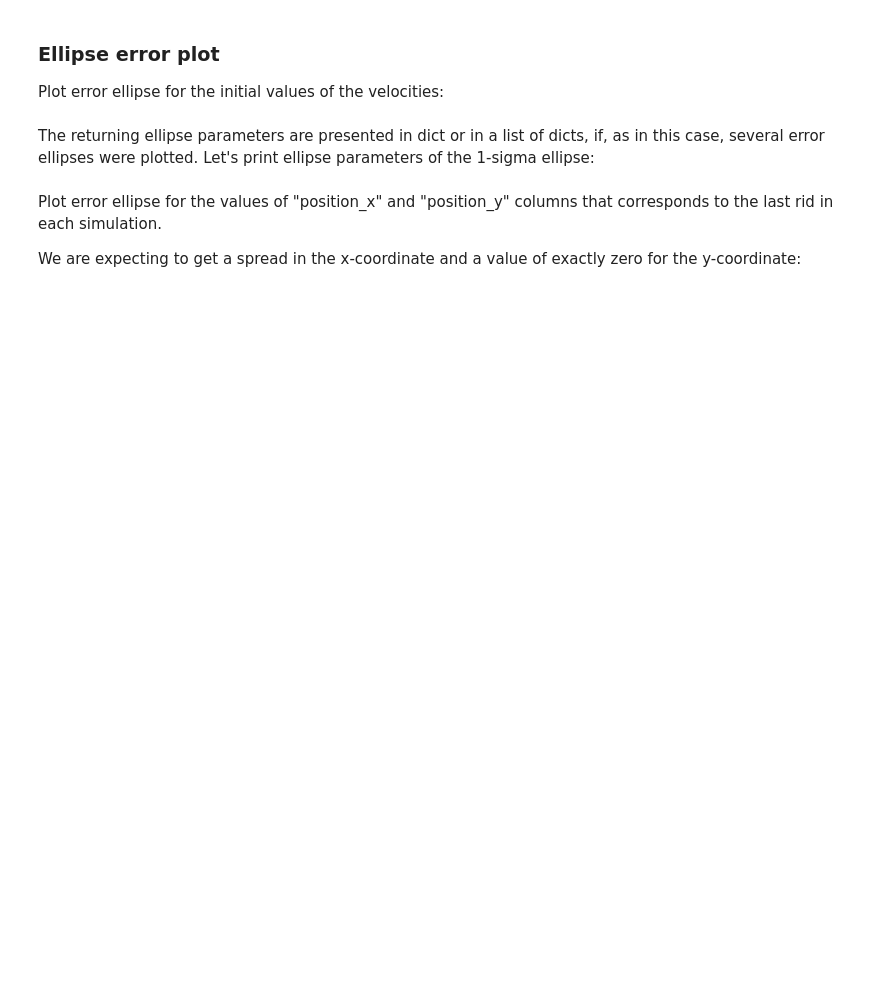
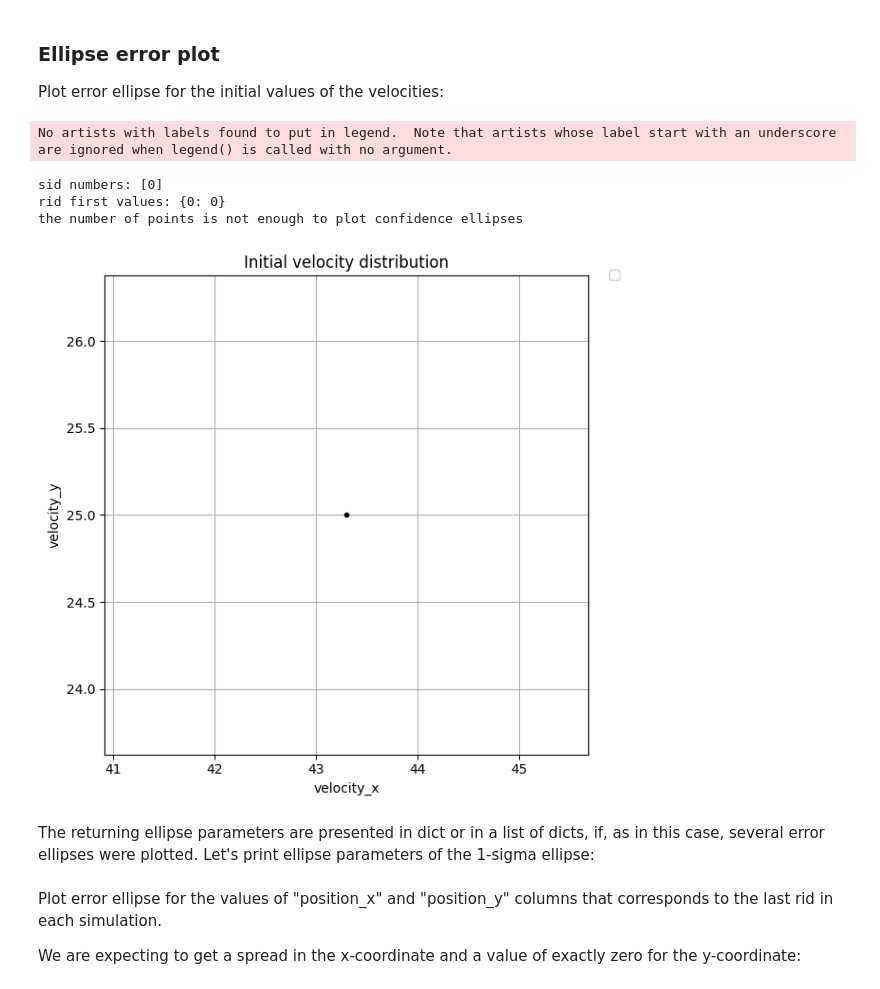
Before and after one commit to citros-garden/cannon, a Jupyter notebook: citros_template/notebooks/data_analysis.ipynb, the cells around one changed output. Saved outputs shown, nothing was run; the diff lists cells and outputs as text; code cells hidden in the pictures; blank space fills up the shorter version.

```diff
--- a/citros_template/notebooks/data_analysis.ipynb
+++ b/citros_template/notebooks/data_analysis.ipynb
@@ -351,36 +530,42 @@ Plot error ellipse for the initial values of the velocities:
 # %%
 x = 'data.data[2]'
 label_x = 'velocity_x'
 y = 'data.data[3]'
 label_y = 'velocity_y'
 
 #get all possible sid:
-sid_list = citros.batch(my_batch).topic('/cannon/state').info()['sid_list']
+sid_list = citros.simulation(my_simulation).batch(my_batch).topic('/cannon/state').info()['sid_list']
 #or using get_unique_values() method:
 # sid_list = citros.batch(my_batch).topic('/cannon/state').get_unique_values('sid')
 print(f"sid numbers: {sid_list}")
 
 #for each sid get the first value of rid:
 rid_dict = {}
 for s in sid_list:
-    rid_dict[s] = citros.batch(my_batch).topic('/cannon/state').sid(s).get_min_value('rid')
+    rid_dict[s] = citros.simulation(my_simulation).batch(my_batch).topic('/cannon/state').sid(s).get_min_value('rid')
 print(f"rid first values: {rid_dict}")
 
 # get the values of 'velocity_x' and 'velocity_y', that corresponds to the first rid:
 # we are creating an empty DataFrame 'df', query for the values of the exact sid and rid and add the result to the 'df'.
 
 import pandas as pd
 df = pd.DataFrame()
 
 for s, r in rid_dict.items():
-    df = pd.concat([df, citros.batch(my_batch).topic('/cannon/state').sid(s).rid(r).data([x, y])])
+    df = pd.concat([df, citros.simulation(my_simulation).batch(my_batch).topic('/cannon/state').sid(s).rid(r).data([x, y])])
 
 df.rename({x: label_x, y: label_y}, axis = 1, inplace = True)
 
 fig, ax, ellipse_param = citros.plot_sigma_ellipse(df, x_label = label_x, y_label = label_y,
                                     n_std = [1,2,3], plot_origin=False, bounding_error=False,
                                     set_x_label=label_x, set_y_label = label_y, title = 'Initial velocity distribution',
                                     return_ellipse_param = True)
+# %% [output]
+No artists with labels found to put in legend.  Note that artists whose label start with an underscore are ignored when legend() is called with no argument.
+sid numbers: [0]
+rid first values: {0: 0}
+the number of points is not enough to plot confidence ellipses
+[figure, added]
 # %% [markdown]
 The returning ellipse parameters are presented in dict or in a list of dicts, if, as in this case, several error ellipses were plotted.
 Let's print ellipse parameters of the 1-sigma ellipse:
```
Also changed, not shown: parts of 54 cells of this notebook, 51 other files.
